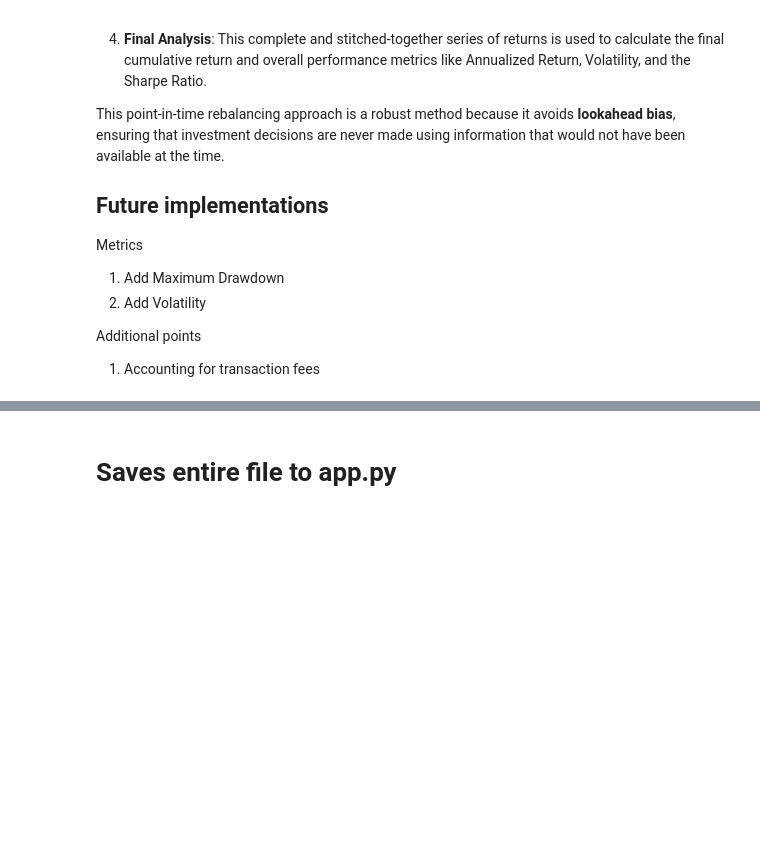
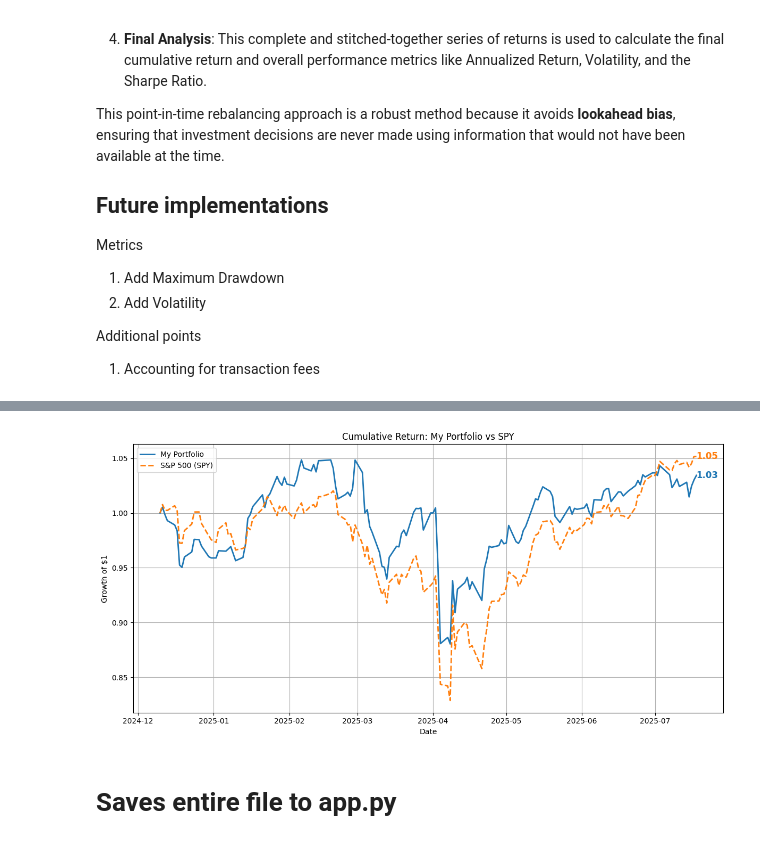
Before and after one commit to jonzyyyy/AlphaLab, a Jupyter notebook: AlphaLab.ipynb, the cells around one changed output, grey strips where cells are left out. Saved outputs shown, nothing was run; the diff lists cells and outputs as text; code cells hidden in the pictures; blank space fills up the shorter version.

```diff
--- a/AlphaLab.ipynb
+++ b/AlphaLab.ipynb
@@ -1089,3 +742,97 @@ plt.show()
+# %%
+# =======================
+# 8. Results Visualization (with Benchmark)
+# =======================
+
+# 1. Download benchmark data for the test period
+# Ensure the test_dates are correctly defined, possibly from the backtester object
+# For now, let's use the index from the backtester's cumulative returns which should represent the test period
+if backtester.cum_returns is not None and not backtester.cum_returns.empty:
+    test_period_start = backtester.cum_returns.index[0]
+    test_period_end = backtester.cum_returns.index[-1]
+else:
+    print("Backtester cumulative returns are not available to define the benchmark period.")
+    # Fallback to original test_dates logic if backtester results are not ready
+    all_dates = price_data_close_all.index
+    split_idx = int(len(all_dates) * SPLIT_RATIO)
+    test_dates = all_dates[split_idx:]
+    if not test_dates.empty:
+        test_period_start = test_dates[0]
+        test_period_end = test_dates[-1]
+    else:
+        print("Cannot determine benchmark period.")
+        test_period_start = None
+        test_period_end = None
+
+
+if test_period_start is not None and test_period_end is not None:
+    ticker_data = yf.download(ticker, start=test_period_start, end=test_period_end, auto_adjust=True, progress=False)
+    if not ticker_data.empty:
+        ticker_close_prices = ticker_data['Close']
+
+        # 2. Calculate SPY's daily returns and cumulative returns
+        benchmark_returns = ticker_close_prices.pct_change().fillna(0)
+        benchmark_cum_returns = (1 + benchmark_returns).cumprod()
+
+        # Ensure the starting value of benchmark is 1.0 for comparison
+        if not benchmark_cum_returns.empty:
+             benchmark_cum_returns = benchmark_cum_returns / benchmark_cum_returns.iloc[0]
+
+
+        # Align the two time series to a common index
+        # Use the cum_returns from the backtester instance
+        cum_returns_aligned = backtester.cum_returns.reindex(benchmark_cum_returns.index.union(backtester.cum_returns.index))
+        benchmark_cum_returns_aligned = benchmark_cum_returns.reindex(benchmark_cum_returns.index.union(backtester.cum_returns.index))
+
+        # Forward fill to handle missing dates, ensuring alignment
+        cum_returns_aligned = cum_returns_aligned.ffill()
+        benchmark_cum_returns_aligned = benchmark_cum_returns_aligned.ffill()
+
+        # 3. Plot both on the same graph
+        plt.figure(figsize=(12, 6))
+
+        # Plot your portfolio
+        plt.plot(cum_returns_aligned.index, cum_returns_aligned.values,
+                 label='My Portfolio', linewidth=2)
+
+        # Plot the benchmark
+        plt.plot(benchmark_cum_returns_aligned.index, benchmark_cum_returns_aligned.values,
+                 linestyle='--', label='S&P 500 (SPY)', linewidth=2)
+
+        # Annotate final values
+        # Ensure there are non-NaN values before attempting to get the last date/value
+        if not cum_returns_aligned.dropna().empty:
+             last_portfolio_date = cum_returns_aligned.dropna().index[-1]
+             last_portfolio_value = cum_returns_aligned.dropna().iloc[-1]
+             plt.text(last_portfolio_date, last_portfolio_value,
+                     f"{last_portfolio_value:.2f}",
+                     color='C0', fontsize=12, va='center', ha='left', fontweight='bold')
+
+        if not benchmark_cum_returns_aligned.dropna().empty:
+            last_benchmark_date = benchmark_cum_returns_aligned.dropna().index[-1]
+            last_benchmark_value = benchmark_cum_returns_aligned.dropna().iloc[-1]
+            # Handle potential Series vs scalar if only one benchmark column
+            if isinstance(last_benchmark_value, pd.Series):
+                 last_benchmark_value = last_benchmark_value.iloc[0] # Access the scalar value
+
+            plt.text(last_benchmark_date, last_benchmark_value,
+                     f"{last_benchmark_value:.2f}",
+                     color='C1', fontsize=12, va='center', ha='left', fontweight='bold')
+
+
+        plt.title(f'Cumulative Return: My Portfolio vs {ticker}') # Update title
+        plt.xlabel('Date')
+        plt.ylabel('Growth of $1')
+        plt.legend()
+        plt.grid(True)
+        plt.tight_layout()
+        plt.show()
+    else:
+        print("Benchmark data download failed.")
+else:
+    print("Cannot plot benchmark due to undefined period.")
+# %% [output]
+[figure, added]
 # %% [markdown]
 # Saves entire file to app.py
 # %%
```
Also changed, not shown: parts of 23 cells of this notebook.
